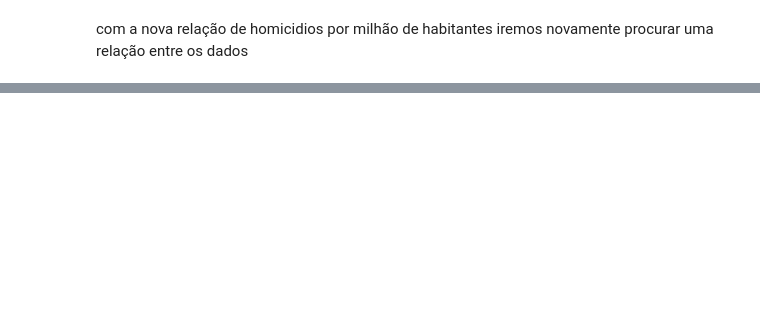
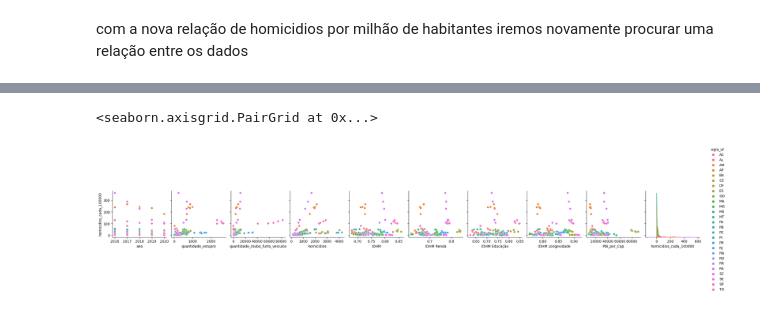
Before and after one commit to Iamiran1/Projeto-2---Ci-ncia-de-Dados, a Jupyter notebook: P2.ipynb, the cells around one changed output, grey strips where cells are left out. Saved outputs shown, nothing was run; the diff lists cells and outputs as text; code cells hidden in the pictures; blank space fills up the shorter version.

```diff
--- a/P2.ipynb
+++ b/P2.ipynb
@@ -308,4 +345,4 @@ dados_Populacao
 # %% [markdown]
 Agora basta relacionar os dados
 # %%
-dados_ate_2020['homicidios_cada_100000'] = (dados_ate_2020['homicidios']/dados_Populacao['População total'])*100000
+dados_combinados['homicidios_cada_100000'] = (dados_ate_2020['homicidios']/dados_Populacao['População total'])*100000
@@ -558,0 +367,5 @@ plt.show()
+# %%
+sns.pairplot(dados_combinados, hue='sigla_uf', y_vars=["homicidios_cada_100000"])
+# %% [output]
+<seaborn.axisgrid.PairGrid at 0x...>
+[figure, added]
```
Also changed, not shown: parts of 47 cells of this notebook.
